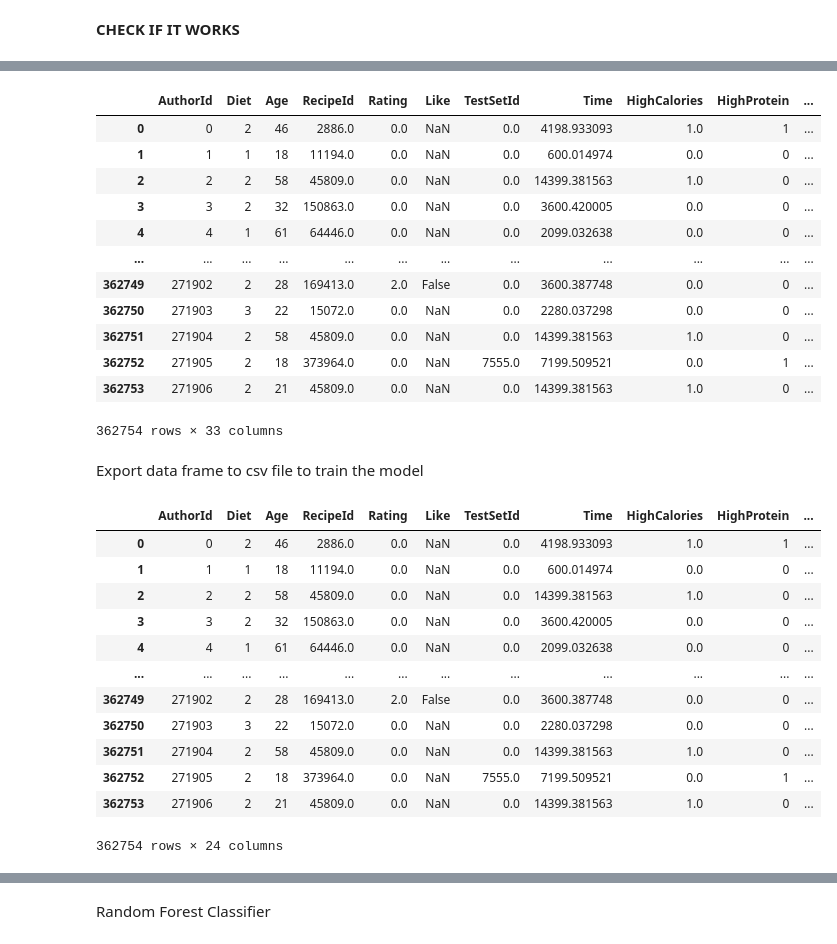
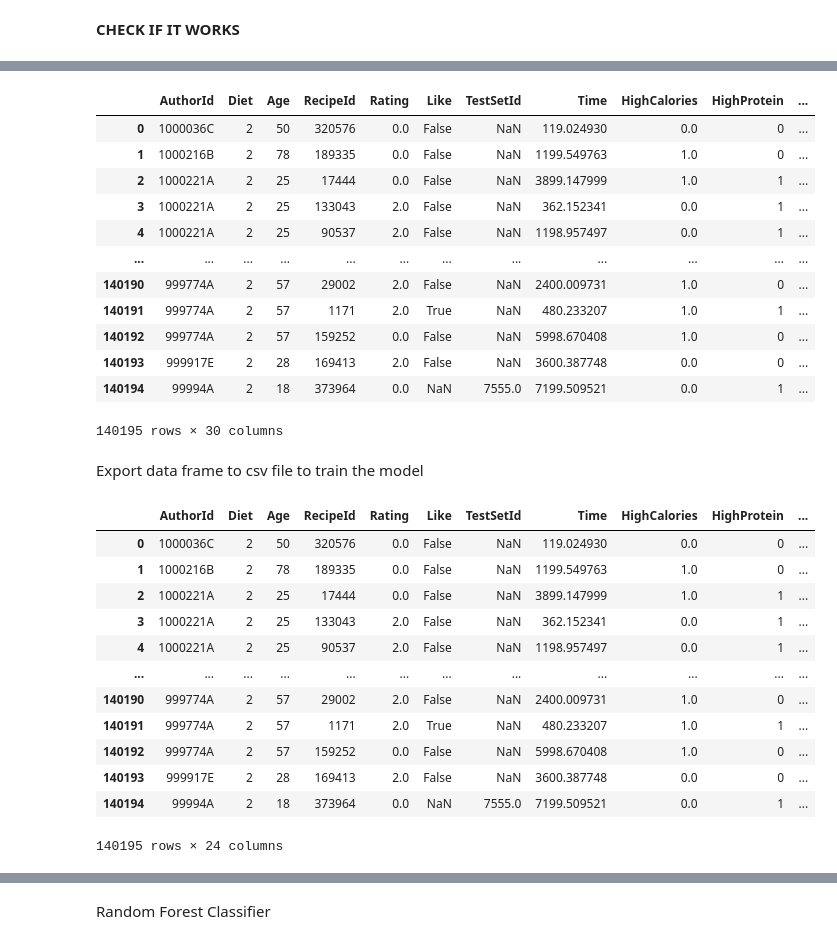
Before and after one commit to tusharkh12/AnalyticsCup, a Jupyter notebook: skilledShark_Submission.ipynb, the cells around one changed output, grey strips where cells are left out. Cells and saved outputs as stored; diff of their text form; code cells hidden in the pictures.

Commit message:
current data

```diff
--- a/skilledShark_Submission.ipynb
+++ b/skilledShark_Submission.ipynb
@@ -357,7 +357,7 @@ Changing the object data types
 Data Joining using common attributes
 # %%
 author_ID = 'AuthorId'
-merged_diet_all = pd.merge(diet, merged_recipes_req_review, on=author_ID, how='left')
+merged_diet_all = pd.merge(diet, merged_recipes_req_review, on=author_ID)
 # merged_request_recipes = pd.merge(requests, recipes, on='RecipeId', how='left')
 merged_diet_all
 # %% [output]
@@ -483,7 +483,7 @@ merged_diet_all['RecipeYield'] = merged_diet_all['RecipeId'].map(map_yield)
 **CHECK IF IT WORKS**
 # %%
 merged_diet_all['Rating'] = merged_diet_all['Rating'].fillna(0)
-merged_diet_all['TestSetId'] = merged_diet_all['TestSetId'].fillna(0)
+merged_diet_all['TestSetId'] = merged_diet_all['TestSetId']
 merged_diet_all
 # %% [output]
 |  | AuthorId | Diet | Age | RecipeId | Rating | Like | TestSetId | Time | HighCalories | HighProtein | ... |
@@ -521,30 +521,29 @@ final_data
 # %%
 diet_mapping = {'Vegan': 1, 'Vegetarian': 2, 'Omnivore': 3}
-
-# Apply mapping to the 'Diet' columnprotien_mapping = {'Yes': 1, 'Indifferent': 0}
+protien_mapping = {'Yes': 1, 'Indifferent': 0}
 sugar_mapping = { 'Indifferent': 1,'0':0}
 # RECIPE CATEGORY TRAINNNNNNNNNNNNN
 
 # Apply mapping to the 'Diet' column
-# final_data['Die'] = final_data['Diet'].map(diet_mapping)
-final_data['HighProtein'] = final_data['HighProtein'].map(protien_mapping)
-final_data['LowSugar'] = final_data['LowSugar'].map(sugar_mapping)
+merged_diet_all['Diet'] = merged_diet_all['Diet'].map(diet_mapping)
+merged_diet_all['HighProtein'] = merged_diet_all['HighProtein'].map(protien_mapping)
+merged_diet_all['LowSugar'] = merged_diet_all['LowSugar'].map(sugar_mapping)
 
-final_data
+merged_diet_all
 # %% [output]
 |  | AuthorId | Diet | Age | RecipeId | Rating | Like | TestSetId | Time | HighCalories | HighProtein | ... |
-| 0 | 0 | 2 | 46 | 2886.0 | 0.0 | NaN | 0.0 | 4198.933093 | 1.0 | 1 | ... |
-| 1 | 1 | 1 | 18 | 11194.0 | 0.0 | NaN | 0.0 | 600.014974 | 0.0 | 0 | ... |
-| 2 | 2 | 2 | 58 | 45809.0 | 0.0 | NaN | 0.0 | 14399.381563 | 1.0 | 0 | ... |
-| 3 | 3 | 2 | 32 | 150863.0 | 0.0 | NaN | 0.0 | 3600.420005 | 0.0 | 0 | ... |
-| 4 | 4 | 1 | 61 | 64446.0 | 0.0 | NaN | 0.0 | 2099.032638 | 0.0 | 0 | ... |
+| 0 | 1000036C | 2 | 50 | 320576 | 0.0 | False | NaN | 119.024930 | 0.0 | 0 | ... |
+| 1 | 1000216B | 2 | 78 | 189335 | 0.0 | False | NaN | 1199.549763 | 1.0 | 0 | ... |
+| 2 | 1000221A | 2 | 25 | 17444 | 0.0 | False | NaN | 3899.147999 | 1.0 | 1 | ... |
+| 3 | 1000221A | 2 | 25 | 133043 | 2.0 | False | NaN | 362.152341 | 0.0 | 1 | ... |
+| 4 | 1000221A | 2 | 25 | 90537 | 2.0 | False | NaN | 1198.957497 | 0.0 | 1 | ... |
 | ... | ... | ... | ... | ... | ... | ... | ... | ... | ... | ... | ... |
-| 362749 | 271902 | 2 | 28 | 169413.0 | 2.0 | False | 0.0 | 3600.387748 | 0.0 | 0 | ... |
-| 362750 | 271903 | 3 | 22 | 15072.0 | 0.0 | NaN | 0.0 | 2280.037298 | 0.0 | 0 | ... |
-| 362751 | 271904 | 2 | 58 | 45809.0 | 0.0 | NaN | 0.0 | 14399.381563 | 1.0 | 0 | ... |
-| 362752 | 271905 | 2 | 18 | 373964.0 | 0.0 | NaN | 7555.0 | 7199.509521 | 0.0 | 1 | ... |
-| 362753 | 271906 | 2 | 21 | 45809.0 | 0.0 | NaN | 0.0 | 14399.381563 | 1.0 | 0 | ... |
+| 140190 | 999774A | 2 | 57 | 29002 | 2.0 | False | NaN | 2400.009731 | 1.0 | 0 | ... |
+| 140191 | 999774A | 2 | 57 | 1171 | 2.0 | True | NaN | 480.233207 | 1.0 | 1 | ... |
+| 140192 | 999774A | 2 | 57 | 159252 | 0.0 | False | NaN | 5998.670408 | 1.0 | 0 | ... |
+| 140193 | 999917E | 2 | 28 | 169413 | 2.0 | False | NaN | 3600.387748 | 0.0 | 0 | ... |
+| 140194 | 99994A | 2 | 18 | 373964 | 0.0 | NaN | 7555.0 | 7199.509521 | 0.0 | 1 | ... |
-362754 rows × 33 columns
+140195 rows × 30 columns
 # %%
 # # Function to clean the the strings
 # import pandas as pd
@@ -595,23 +594,23 @@ final_data
 # %% [markdown]
 Export data frame to csv file to train the model
 # %%
-columns_to_drop = ['RecipeIngredientQuantities', 'RecipeIngredientParts', 'RecipeServings', 'RecipeYield', 'RecipeCategory', 'RecipeName','DietNum','HighProteinNum','LowSugarNum']
-final_data = final_data.drop(columns_to_drop, axis=1)
+columns_to_drop = ['RecipeIngredientQuantities', 'RecipeIngredientParts', 'RecipeServings', 'RecipeYield', 'RecipeName', 'RecipeCategory']
+merged_diet_all = merged_diet_all.drop(columns_to_drop, axis=1)
 
-final_data.to_csv('final_data.csv', index=False)
-final_data
+# final_data.to_csv('final_data.csv', index=False)
+merged_diet_all
 # %% [output]
 |  | AuthorId | Diet | Age | RecipeId | Rating | Like | TestSetId | Time | HighCalories | HighProtein | ... |
-| 0 | 0 | 2 | 46 | 2886.0 | 0.0 | NaN | 0.0 | 4198.933093 | 1.0 | 1 | ... |
-| 1 | 1 | 1 | 18 | 11194.0 | 0.0 | NaN | 0.0 | 600.014974 | 0.0 | 0 | ... |
-| 2 | 2 | 2 | 58 | 45809.0 | 0.0 | NaN | 0.0 | 14399.381563 | 1.0 | 0 | ... |
-| 3 | 3 | 2 | 32 | 150863.0 | 0.0 | NaN | 0.0 | 3600.420005 | 0.0 | 0 | ... |
-| 4 | 4 | 1 | 61 | 64446.0 | 0.0 | NaN | 0.0 | 2099.032638 | 0.0 | 0 | ... |
+| 0 | 1000036C | 2 | 50 | 320576 | 0.0 | False | NaN | 119.024930 | 0.0 | 0 | ... |
+| 1 | 1000216B | 2 | 78 | 189335 | 0.0 | False | NaN | 1199.549763 | 1.0 | 0 | ... |
+| 2 | 1000221A | 2 | 25 | 17444 | 0.0 | False | NaN | 3899.147999 | 1.0 | 1 | ... |
+| 3 | 1000221A | 2 | 25 | 133043 | 2.0 | False | NaN | 362.152341 | 0.0 | 1 | ... |
+| 4 | 1000221A | 2 | 25 | 90537 | 2.0 | False | NaN | 1198.957497 | 0.0 | 1 | ... |
 | ... | ... | ... | ... | ... | ... | ... | ... | ... | ... | ... | ... |
-| 362749 | 271902 | 2 | 28 | 169413.0 | 2.0 | False | 0.0 | 3600.387748 | 0.0 | 0 | ... |
-| 362750 | 271903 | 3 | 22 | 15072.0 | 0.0 | NaN | 0.0 | 2280.037298 | 0.0 | 0 | ... |
-| 362751 | 271904 | 2 | 58 | 45809.0 | 0.0 | NaN | 0.0 | 14399.381563 | 1.0 | 0 | ... |
-| 362752 | 271905 | 2 | 18 | 373964.0 | 0.0 | NaN | 7555.0 | 7199.509521 | 0.0 | 1 | ... |
-| 362753 | 271906 | 2 | 21 | 45809.0 | 0.0 | NaN | 0.0 | 14399.381563 | 1.0 | 0 | ... |
+| 140190 | 999774A | 2 | 57 | 29002 | 2.0 | False | NaN | 2400.009731 | 1.0 | 0 | ... |
+| 140191 | 999774A | 2 | 57 | 1171 | 2.0 | True | NaN | 480.233207 | 1.0 | 1 | ... |
+| 140192 | 999774A | 2 | 57 | 159252 | 0.0 | False | NaN | 5998.670408 | 1.0 | 0 | ... |
+| 140193 | 999917E | 2 | 28 | 169413 | 2.0 | False | NaN | 3600.387748 | 0.0 | 0 | ... |
+| 140194 | 99994A | 2 | 18 | 373964 | 0.0 | NaN | 7555.0 | 7199.509521 | 0.0 | 1 | ... |
-362754 rows × 24 columns
+140195 rows × 24 columns
 # %%
```
Also changed, not shown: parts of 10 cells of this notebook.
